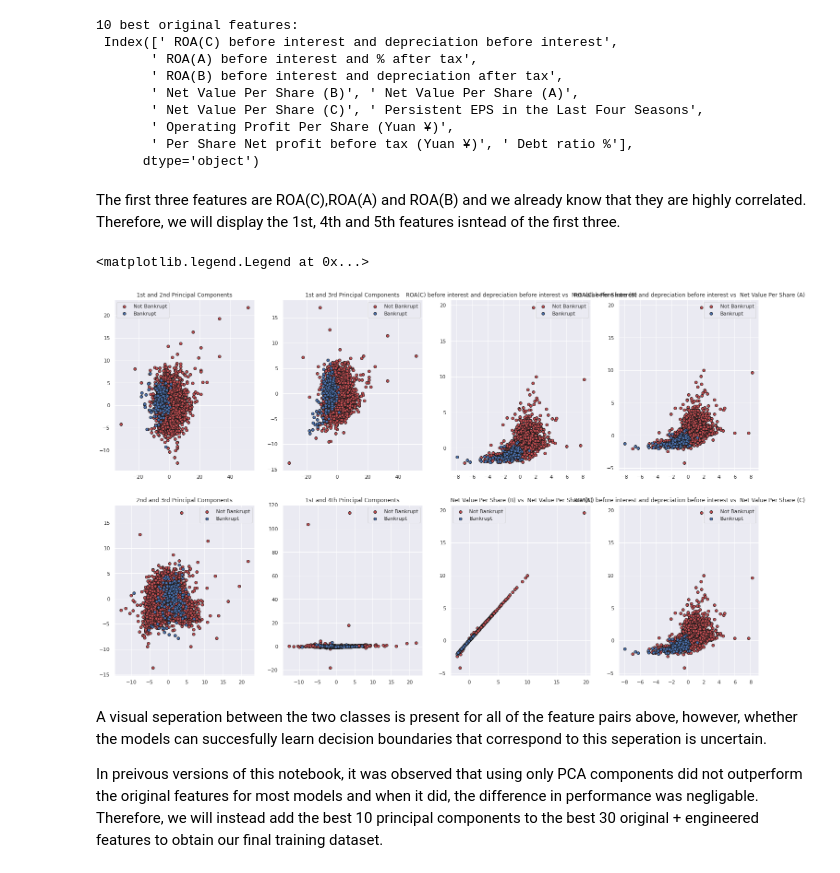
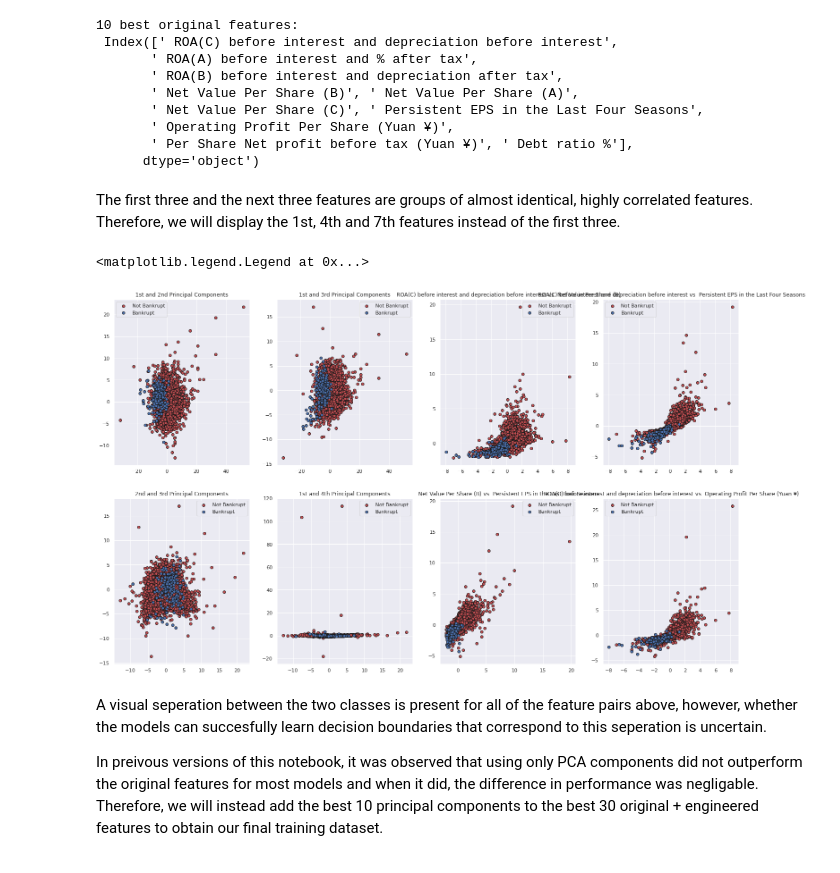
Before and after one commit to Ertugrulmert/Company-Bankruptcy-Estimation, a Jupyter notebook: Company_Bankruptcy_Prediction.ipynb, the cells around one changed output. Cells and saved outputs as stored; diff of their text form; code cells hidden in the pictures.

```diff
--- a/Company_Bankruptcy_Prediction.ipynb
+++ b/Company_Bankruptcy_Prediction.ipynb
@@ -415,7 +415,7 @@ print("10 best original features:\n",new_features[:10])
        ' Per Share Net profit before tax (Yuan ¥)', ' Debt ratio %'],
       dtype='object')
 # %% [markdown]
-The first three features are ROA(C),ROA(A) and ROA(B) and we already know that they are highly correlated. Therefore, we will display the 1st, 4th and 5th features isntead of the first three.
+The first three and the next three features are groups of almost identical, highly correlated features. Therefore, we will display the 1st, 4th and 7th features instead of the first three.
 # %%
 #creating plots
 fig, ((ax1, ax2, ax5, ax6), (ax3, ax4, ax7, ax8)) = plt.subplots(2, 4,figsize=(25, 15))
@@ -427,43 +427,43 @@ ax1.set_title("1st and 2nd Principal Components")
 ax1.legend()
 
 ax2.scatter(X_PCA[Y_cv == 0, 0],X_PCA[Y_cv == 0, 2], color='r', label="Not Bankrupt",edgecolor='k')
 ax2.scatter(X_PCA[Y_cv == 1,0],X_PCA[Y_cv == 1, 2], color='b', label="Bankrupt",edgecolor='k')
 ax2.set_title("1st and 3rd Principal Components")
 ax2.legend()
 
 ax3.scatter(X_PCA[Y_cv == 0, 1],X_PCA[Y_cv == 0, 2], color='r', label="Not Bankrupt",edgecolor='k')
 ax3.scatter(X_PCA[Y_cv == 1,1],X_PCA[Y_cv == 1, 2], color='b', label="Bankrupt",edgecolor='k')
 ax3.set_title("2nd and 3rd Principal Components")
 ax3.legend()
 
 ax4.scatter(X_PCA[Y_cv == 0, 1],X_PCA[Y_cv == 0, 3], color='r', label="Not Bankrupt",edgecolor='k')
 ax4.scatter(X_PCA[Y_cv == 1,1],X_PCA[Y_cv == 1, 3], color='b', label="Bankrupt",edgecolor='k')
 ax4.set_title("1st and 4th Principal Components")
 ax4.legend()
 
 # ------------------------ Original Features -------------------------------------
 ax5.scatter(X_k[Y_cv == 0, 0],X_k[Y_cv == 0, 3], color='r', label="Not Bankrupt",edgecolor='k')
 ax5.scatter(X_k[Y_cv == 1,0],X_k[Y_cv == 1, 3], color='b', label="Bankrupt",edgecolor='k')
 ax5.set_title(new_features[0]+" vs "+new_features[3])
 ax5.legend()
 
-ax6.scatter(X_k[Y_cv == 0, 0],X_k[Y_cv == 0, 4], color='r', label="Not Bankrupt",edgecolor='k')
-ax6.scatter(X_k[Y_cv == 1,0],X_k[Y_cv == 1, 4], color='b', label="Bankrupt",edgecolor='k')
-ax6.set_title(new_features[0]+" vs "+new_features[4])
+ax6.scatter(X_k[Y_cv == 0, 0],X_k[Y_cv == 0, 6], color='r', label="Not Bankrupt",edgecolor='k')
+ax6.scatter(X_k[Y_cv == 1,0],X_k[Y_cv == 1, 6], color='b', label="Bankrupt",edgecolor='k')
+ax6.set_title(new_features[0]+" vs "+new_features[6])
 ax6.legend()
 
-ax7.scatter(X_k[Y_cv == 0, 3],X_k[Y_cv == 0, 4], color='r', label="Not Bankrupt",edgecolor='k')
-ax7.scatter(X_k[Y_cv == 1,3],X_k[Y_cv == 1, 4], color='b', label="Bankrupt",edgecolor='k')
-ax7.set_title(new_features[3]+" vs "+new_features[4])
+ax7.scatter(X_k[Y_cv == 0, 3],X_k[Y_cv == 0, 6], color='r', label="Not Bankrupt",edgecolor='k')
+ax7.scatter(X_k[Y_cv == 1,3],X_k[Y_cv == 1, 6], color='b', label="Bankrupt",edgecolor='k')
+ax7.set_title(new_features[3]+" vs "+new_features[6])
 ax7.legend()
 
-ax8.scatter(X_k[Y_cv == 0, 0],X_k[Y_cv == 0, 5], color='r', label="Not Bankrupt",edgecolor='k')
-ax8.scatter(X_k[Y_cv == 1,0],X_k[Y_cv == 1, 5], color='b', label="Bankrupt",edgecolor='k')
-ax8.set_title(new_features[0]+" vs "+new_features[5])
+ax8.scatter(X_k[Y_cv == 0, 0],X_k[Y_cv == 0, 7], color='r', label="Not Bankrupt",edgecolor='k')
+ax8.scatter(X_k[Y_cv == 1,0],X_k[Y_cv == 1, 7], color='b', label="Bankrupt",edgecolor='k')
+ax8.set_title(new_features[0]+" vs "+new_features[7])
 ax8.legend()
 # %% [output]
 <matplotlib.legend.Legend at 0x...>
-[figure, old version]
+[figure, new version]
 # %% [markdown]
 A visual seperation between the two classes is present for all of the feature pairs above, however, whether the models can succesfully learn decision boundaries that correspond to this seperation is uncertain.
 
```
Also changed, not shown: parts of 22 cells of this notebook.
